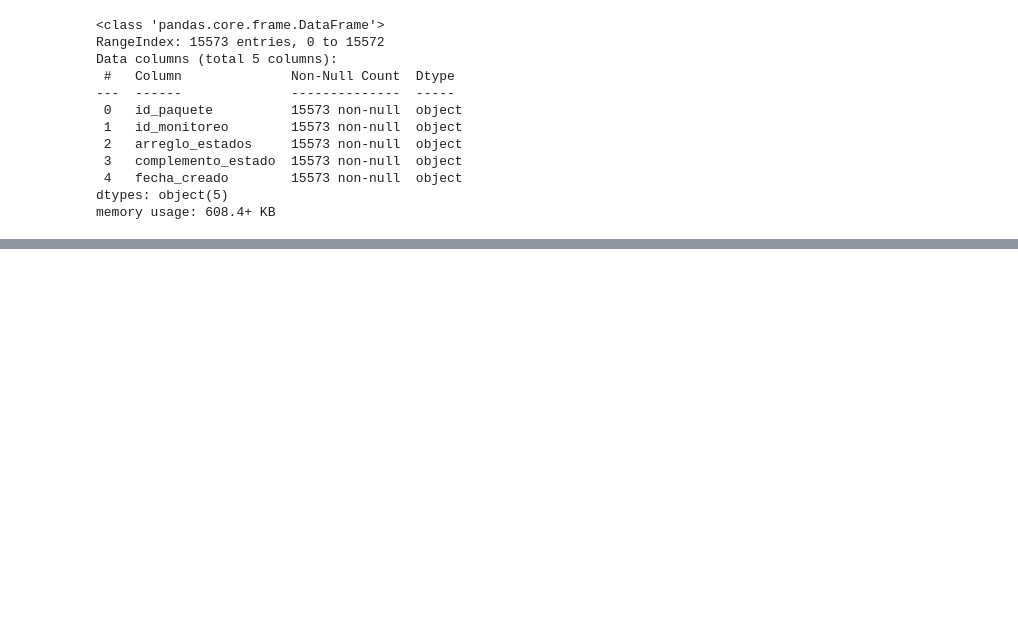
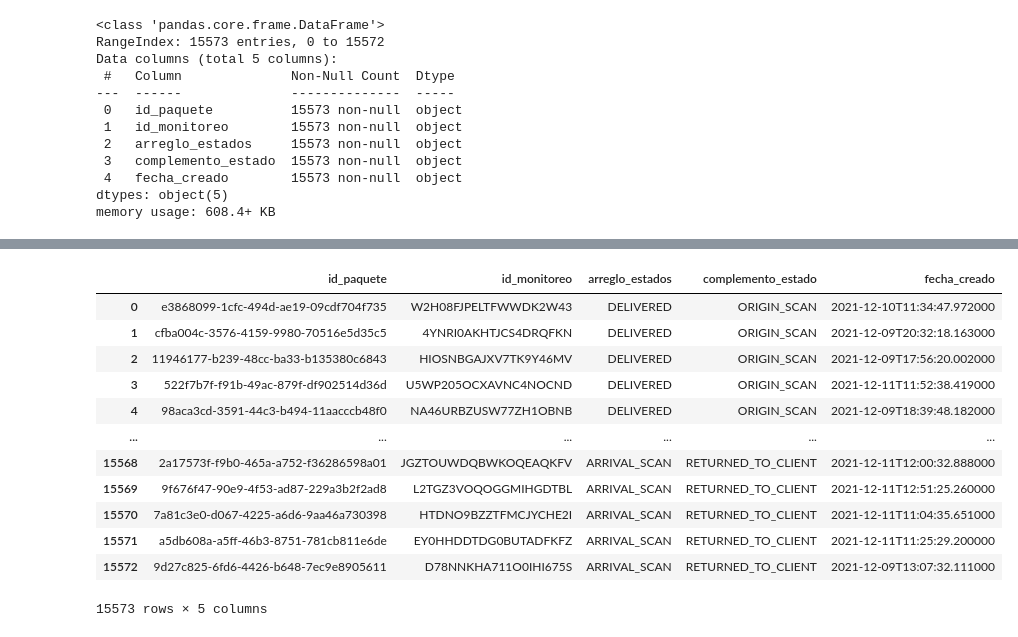
Before and after one commit to juanxo90/cargamos, a Jupyter notebook: cargamos_prueba.ipynb, the cells around one changed output, grey strips where cells are left out. Drawn from its saved outputs; the diff is of its cells as text; code cells hidden in the pictures; blank space fills up the shorter version.

```diff
--- a/cargamos_prueba.ipynb
+++ b/cargamos_prueba.ipynb
@@ -64 +75,17 @@ paq_det[paq_det["hora_falla"].isna()]
+# %%
+reg_det
+# %% [output]
+|  | id_paquete | id_monitoreo | arreglo_estados | complemento_estado | fecha_creado |
+| 0 | e3868099-1cfc-494d-ae19-09cdf704f735 | W2H08FJPELTFWWDK2W43 | DELIVERED | ORIGIN_SCAN | 2021-12-10T11:34:47.972000 |
+| 1 | cfba004c-3576-4159-9980-70516e5d35c5 | 4YNRI0AKHTJCS4DRQFKN | DELIVERED | ORIGIN_SCAN | 2021-12-09T20:32:18.163000 |
+| 2 | 11946177-b239-48cc-ba33-b135380c6843 | HIOSNBGAJXV7TK9Y46MV | DELIVERED | ORIGIN_SCAN | 2021-12-09T17:56:20.002000 |
+| 3 | 522f7b7f-f91b-49ac-879f-df902514d36d | U5WP205OCXAVNC4NOCND | DELIVERED | ORIGIN_SCAN | 2021-12-11T11:52:38.419000 |
+| 4 | 98aca3cd-3591-44c3-b494-11aacccb48f0 | NA46URBZUSW77ZH1OBNB | DELIVERED | ORIGIN_SCAN | 2021-12-09T18:39:48.182000 |
+| ... | ... | ... | ... | ... | ... |
+| 15568 | 2a17573f-f9b0-465a-a752-f36286598a01 | JGZTOUWDQBWKOQEAQKFV | ARRIVAL_SCAN | RETURNED_TO_CLIENT | 2021-12-11T12:00:32.888000 |
+| 15569 | 9f676f47-90e9-4f53-ad87-229a3b2f2ad8 | L2TGZ3VOQOGGMIHGDTBL | ARRIVAL_SCAN | RETURNED_TO_CLIENT | 2021-12-11T12:51:25.260000 |
+| 15570 | 7a81c3e0-d067-4225-a6d6-9aa46a730398 | HTDNO9BZZTFMCJYCHE2I | ARRIVAL_SCAN | RETURNED_TO_CLIENT | 2021-12-11T11:04:35.651000 |
+| 15571 | a5db608a-a5ff-46b3-8751-781cb811e6de | EY0HHDDTDG0BUTADFKFZ | ARRIVAL_SCAN | RETURNED_TO_CLIENT | 2021-12-11T11:25:29.200000 |
+| 15572 | 9d27c825-6fd6-4426-b648-7ec9e8905611 | D78NNKHA711O0IHI675S | ARRIVAL_SCAN | RETURNED_TO_CLIENT | 2021-12-09T13:07:32.111000 |
+15573 rows × 5 columns
 # %%
```
Also changed, not shown: parts of 11 cells of this notebook.
